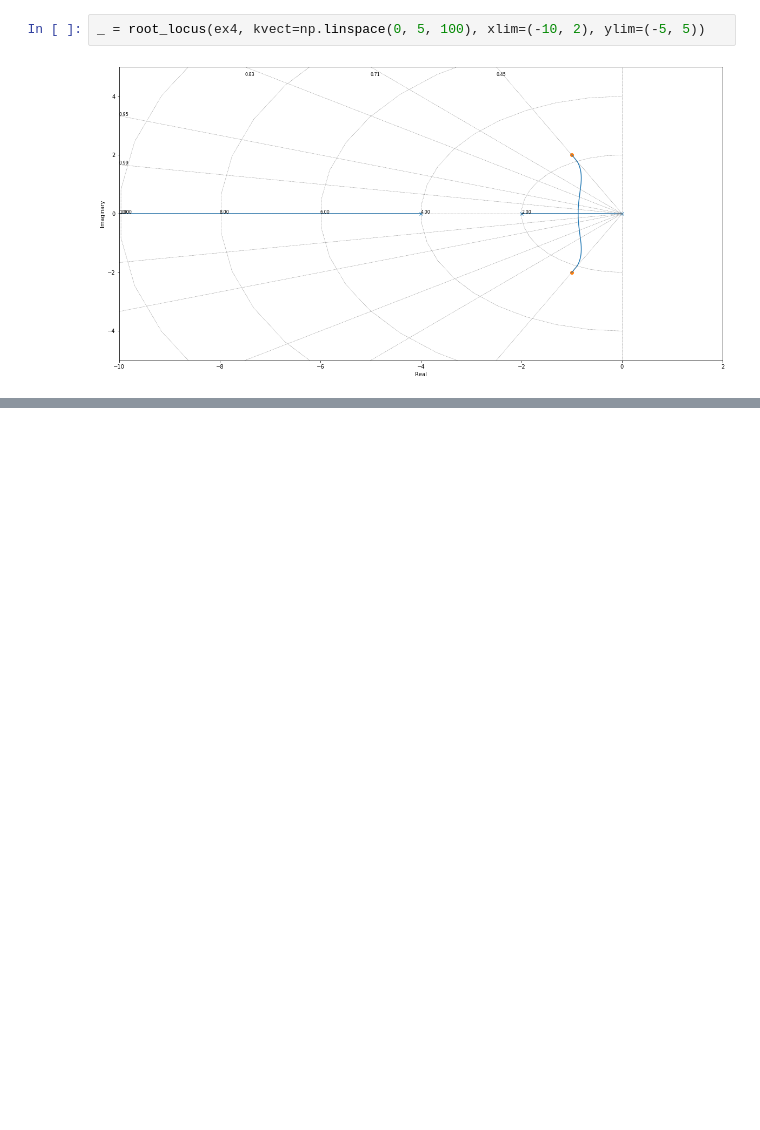
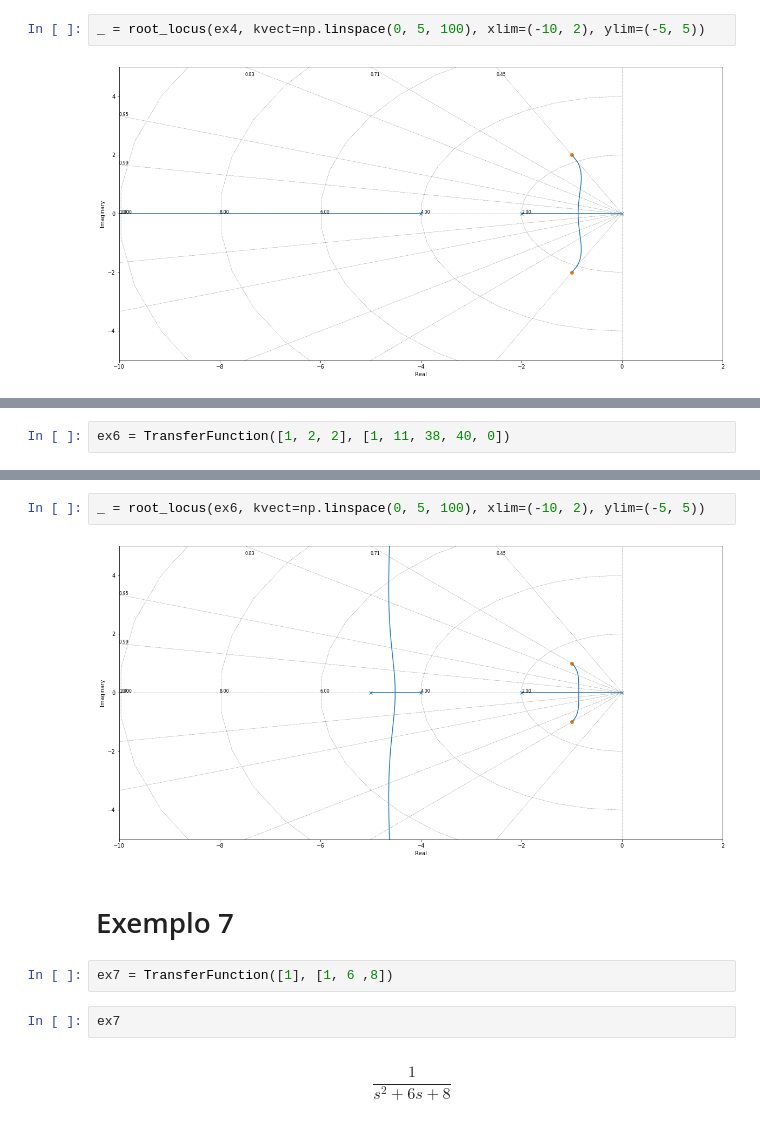
Before and after one commit to kenzosakiyama/controle, a Jupyter notebook: lugar_das_raizes.ipynb, the cells around one changed output, grey strips where cells are left out. Drawn from its saved outputs; the diff is of its cells as text; blank space fills up the shorter version.

```diff
--- a/lugar_das_raizes.ipynb
+++ b/lugar_das_raizes.ipynb
@@ -64,0 +79,2 @@ _ = root_locus(ex4, kvect=np.linspace(0, 5, 100), xlim=(-10, 2), ylim=(-5, 5))
+# %%
+ex6 = TransferFunction([1, 2, 2], [1, 11, 38, 40, 0])
@@ -64,0 +85,12 @@ _ = root_locus(ex4, kvect=np.linspace(0, 5, 100), xlim=(-10, 2), ylim=(-5, 5))
+# %%
+_ = root_locus(ex6, kvect=np.linspace(0, 5, 100), xlim=(-10, 2), ylim=(-5, 5))
+# %% [output]
+[figure, added]
+# %% [markdown]
+# Exemplo 7
+# %%
+ex7 = TransferFunction([1], [1, 6 ,8])
+# %%
+ex7
+# %% [output]
+$$\frac{1}{s^2 + 6 s + 8}$$
```
Also changed, not shown: parts of 7 cells of this notebook.
